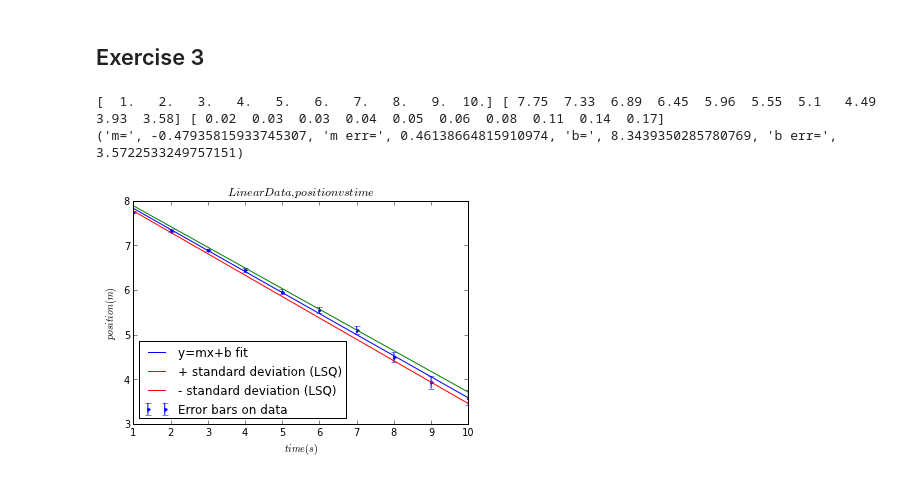
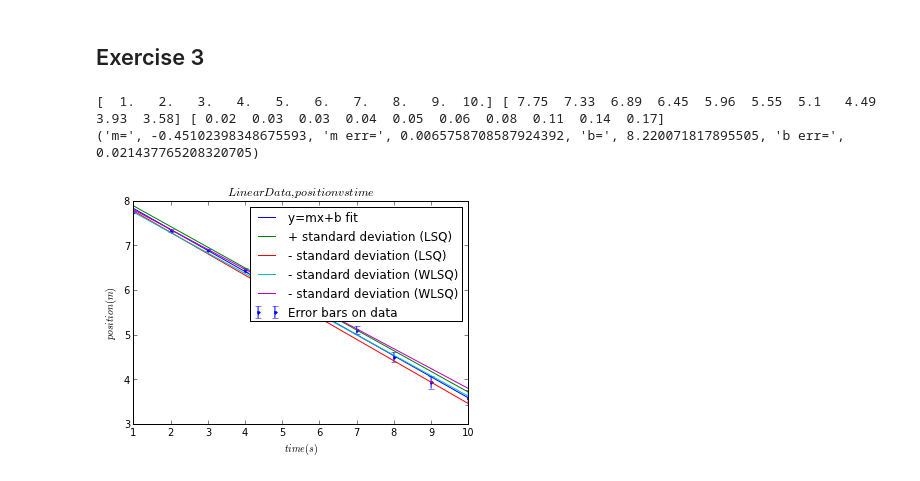
Before and after one commit to kreyno10/PHYS202-S13, a Jupyter notebook: Week9/Data IO and Linear Regression.ipynb, the cells around one changed output. Drawn from its saved outputs; the diff is of its cells as text; code cells hidden in the pictures.

```diff
--- a/Week9/Data IO and Linear Regression.ipynb
+++ b/Week9/Data IO and Linear Regression.ipynb
@@ -220,20 +220,22 @@ def WeightedLinearLeastSquaresFit(x,y,w):
 # %%
 time, position, position_err = loadtxt('linearData.dat', unpack=True, usecols=[0,1,2])
 print time, position, position_err
-trial = WeightedLinearLeastSquaresFit(time,position,position_err)
+trial = WeightedLinearLeastSquaresFit(time,position,1/(position_err**2)) #w=1/error^2
 print trial
 # %% [output]
 [  1.   2.   3.   4.   5.   6.   7.   8.   9.  10.] [ 7.75  7.33  6.89  6.45  5.96  5.55  5.1   4.49  3.93  3.58] [ 0.02  0.03  0.03  0.04  0.05  0.06  0.08  0.11  0.14  0.17]
-('m=', -0.47935815933745307, 'm err=', 0.46138664815910974, 'b=', 8.3439350285780769, 'b err=', 3.5722533249757151)
+('m=', -0.45102398348675593, 'm err=', 0.0065758708587924392, 'b=', 8.220071817895505, 'b err=', 0.021437765208320705)
 # %%
 errorbar(time, position, yerr=position_err, fmt='b.', label="Error bars on data")
 plot(time, (-0.47145*time+8.296), label="y=mx+b fit")
 plot(time, (-0.47145+.0079)*time+(8.296+0.0496), label="+ standard deviation (LSQ)")
 plot(time, (-0.47145-.0079)*time+(8.296-0.0496), label="- standard deviation (LSQ)")
+plot(time, (-0.45145-.0065)*time+(8.22-0.021), label="- standard deviation (WLSQ)")
+plot(time, (-0.45145+.0065)*time+(8.22+0.021), label="- standard deviation (WLSQ)")
 title("$Linear Data, position vs time$")
 ylabel("$position (m)$")
 xlabel("$time (s)$")
 legend(loc=0)
 show()
 # %% [output]
-[figure, old version]
+[figure, new version]
```
Also changed, not shown: parts of 1 cell of this notebook.
